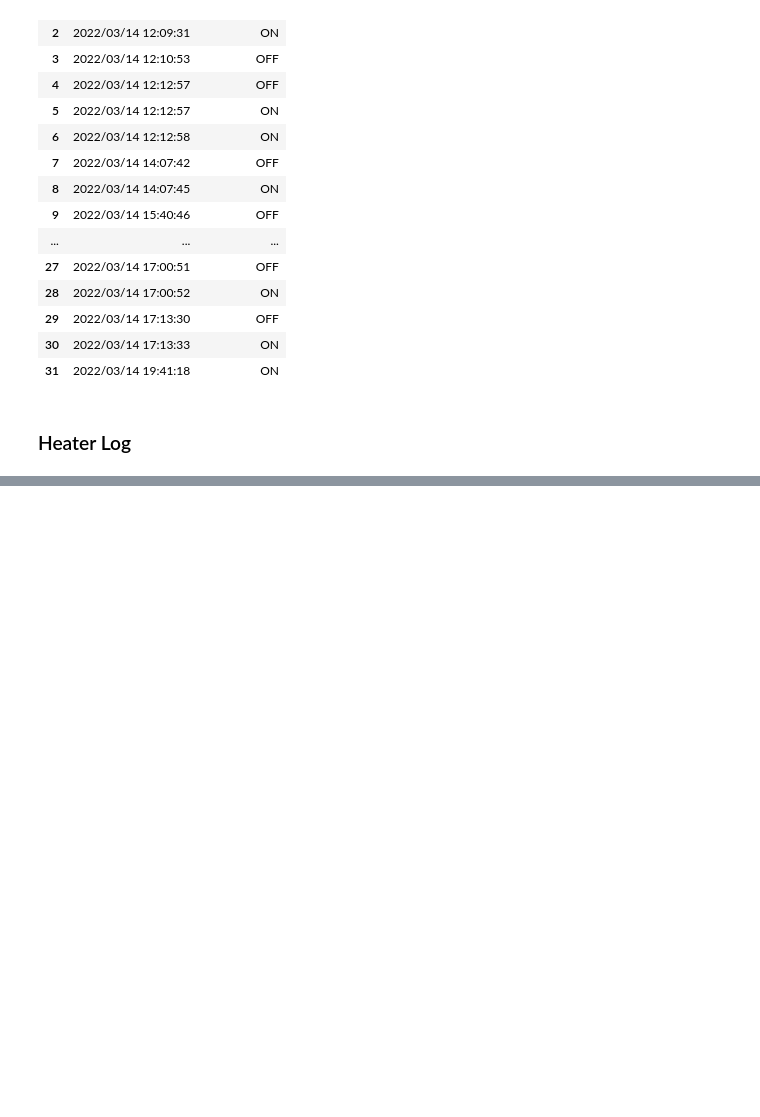
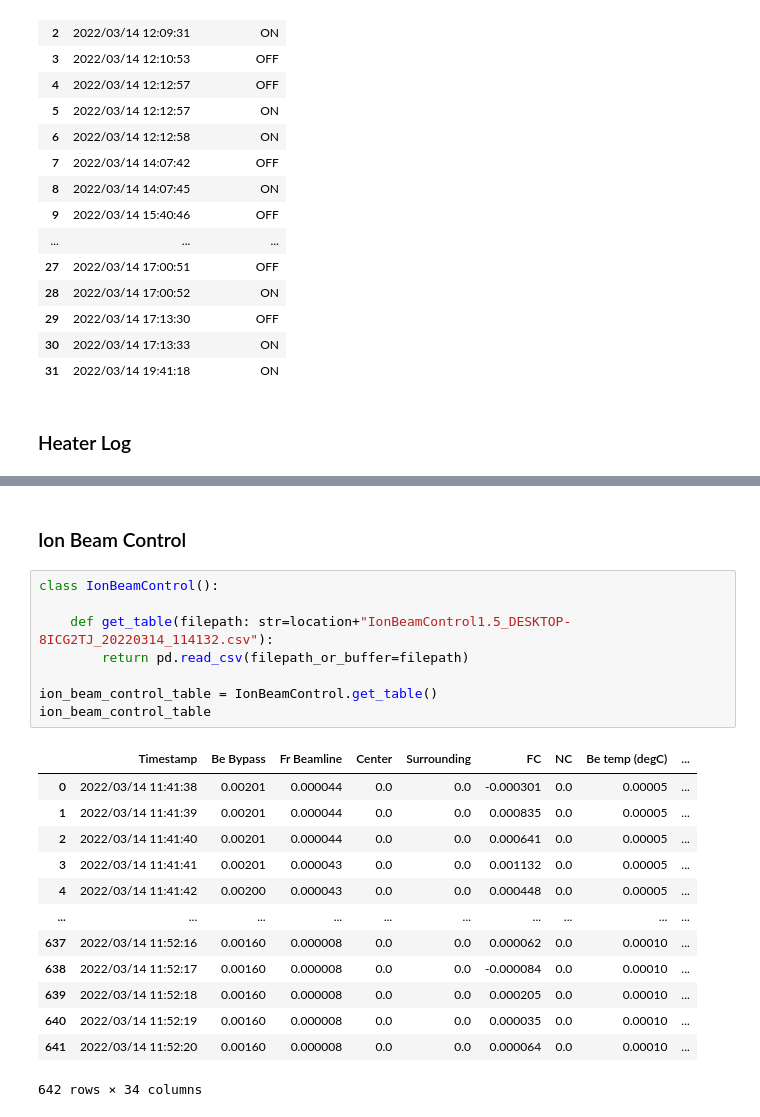
Before and after one commit to romanwixinger/data-engineering-utokyo, a Jupyter notebook: notebooks/data_exploration.ipynb, the cells around one changed output, grey strips where cells are left out. Drawn from its saved outputs; the diff is of its cells as text; blank space fills up the shorter version.

```diff
--- a/notebooks/data_exploration.ipynb
+++ b/notebooks/data_exploration.ipynb
@@ -189,0 +167,24 @@ heater_df = Heater.get_table()
+# %% [markdown]
+### Ion Beam Control
+# %%
+class IonBeamControl():
+
+    def get_table(filepath: str=location+"IonBeamControl1.5_DESKTOP-8ICG2TJ_20220314_114132.csv"):
+        return pd.read_csv(filepath_or_buffer=filepath)
+
+ion_beam_control_table = IonBeamControl.get_table()
+ion_beam_control_table
+# %% [output]
+|  | Timestamp | Be Bypass | Fr Beamline | Center | Surrounding | FC | NC | Be temp (degC) | ... |
+| 0 | 2022/03/14 11:41:38 | 0.00201 | 0.000044 | 0.0 | 0.0 | -0.000301 | 0.0 | 0.00005 | ... |
+| 1 | 2022/03/14 11:41:39 | 0.00201 | 0.000044 | 0.0 | 0.0 | 0.000835 | 0.0 | 0.00005 | ... |
+| 2 | 2022/03/14 11:41:40 | 0.00201 | 0.000044 | 0.0 | 0.0 | 0.000641 | 0.0 | 0.00005 | ... |
+| 3 | 2022/03/14 11:41:41 | 0.00201 | 0.000043 | 0.0 | 0.0 | 0.001132 | 0.0 | 0.00005 | ... |
+| 4 | 2022/03/14 11:41:42 | 0.00200 | 0.000043 | 0.0 | 0.0 | 0.000448 | 0.0 | 0.00005 | ... |
+| ... | ... | ... | ... | ... | ... | ... | ... | ... | ... |
+| 637 | 2022/03/14 11:52:16 | 0.00160 | 0.000008 | 0.0 | 0.0 | 0.000062 | 0.0 | 0.00010 | ... |
+| 638 | 2022/03/14 11:52:17 | 0.00160 | 0.000008 | 0.0 | 0.0 | -0.000084 | 0.0 | 0.00010 | ... |
+| 639 | 2022/03/14 11:52:18 | 0.00160 | 0.000008 | 0.0 | 0.0 | 0.000205 | 0.0 | 0.00010 | ... |
+| 640 | 2022/03/14 11:52:19 | 0.00160 | 0.000008 | 0.0 | 0.0 | 0.000035 | 0.0 | 0.00010 | ... |
+| 641 | 2022/03/14 11:52:20 | 0.00160 | 0.000008 | 0.0 | 0.0 | 0.000064 | 0.0 | 0.00010 | ... |
+642 rows × 34 columns
```
Also changed, not shown: parts of 14 cells of this notebook.
